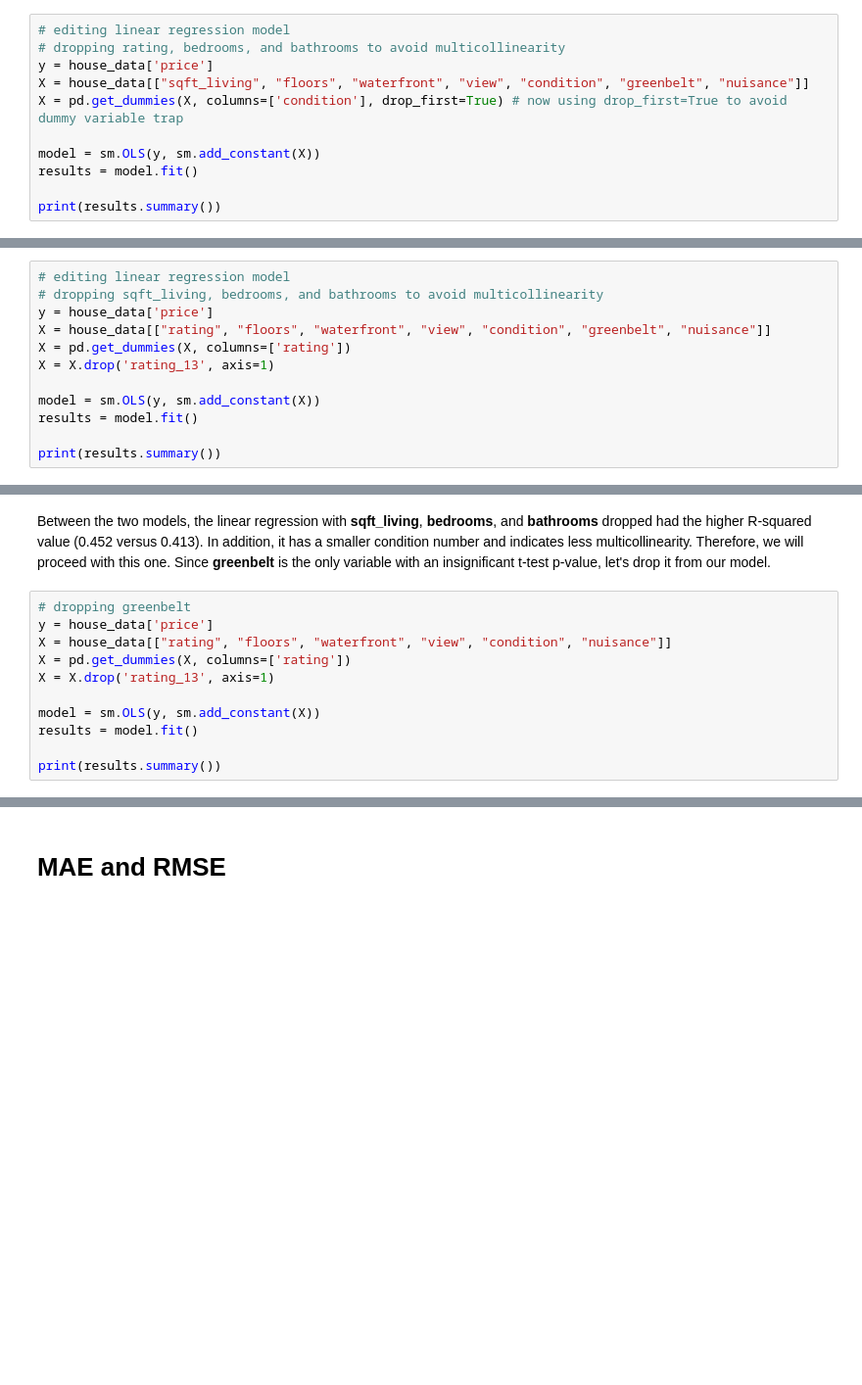
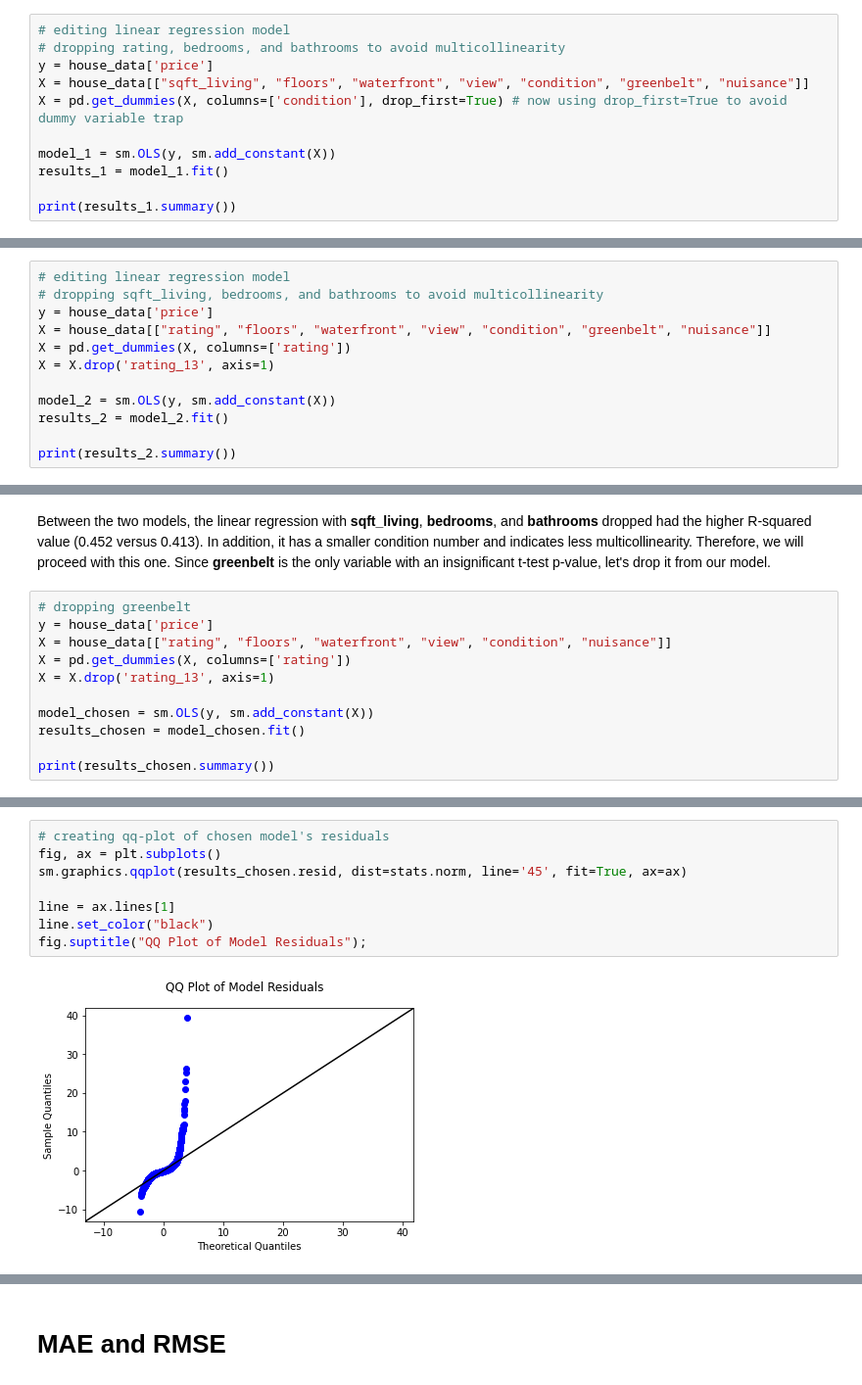
Before and after one commit to jbenedito99/dsc-phase-2-project-v2-5, a Jupyter notebook: student.ipynb, the cells around one changed output, grey strips where cells are left out. Shown at 98% size. Drawn from its saved outputs; the diff is of its cells as text; blank space fills up the shorter version.

```diff
--- a/student.ipynb
+++ b/student.ipynb
@@ -840,10 +838,10 @@ y = house_data['price']
 X = house_data[["sqft_living", "floors", "waterfront", "view", "condition", "greenbelt", "nuisance"]]
 X = pd.get_dummies(X, columns=['condition'], drop_first=True) # now using drop_first=True to avoid dummy variable trap
 
-model = sm.OLS(y, sm.add_constant(X))
-results = model.fit()
+model_1 = sm.OLS(y, sm.add_constant(X))
+results_1 = model_1.fit()
 
-print(results.summary())
+print(results_1.summary())
 # %% [output]
                             OLS Regression Results
 ==============================================================================
@@ -870,10 +868,10 @@ X = house_data[["rating", "floors", "waterfront", "view", "condition", "greenbel
 X = pd.get_dummies(X, columns=['rating'])
 X = X.drop('rating_13', axis=1)
 
-model = sm.OLS(y, sm.add_constant(X))
-results = model.fit()
+model_2 = sm.OLS(y, sm.add_constant(X))
+results_2 = model_2.fit()
 
-print(results.summary())
+print(results_2.summary())
 # %% [output]
                             OLS Regression Results
 ==============================================================================
@@ -901,10 +899,10 @@ X = house_data[["rating", "floors", "waterfront", "view", "condition", "nuisance
 X = pd.get_dummies(X, columns=['rating'])
 X = X.drop('rating_13', axis=1)
 
-model = sm.OLS(y, sm.add_constant(X))
-results = model.fit()
+model_chosen = sm.OLS(y, sm.add_constant(X))
+results_chosen = model_chosen.fit()
 
-print(results.summary())
+print(results_chosen.summary())
 # %% [output]
                             OLS Regression Results
 ==============================================================================
@@ -925,0 +928,10 @@ Notes:
+# %%
+# creating qq-plot of chosen model's residuals
+fig, ax = plt.subplots()
+sm.graphics.qqplot(results_chosen.resid, dist=stats.norm, line='45', fit=True, ax=ax)
+
+line = ax.lines[1]
+line.set_color("black")
+fig.suptitle("QQ Plot of Model Residuals");
+# %% [output]
+[figure, added]
```
Also changed, not shown: parts of 17 cells of this notebook.
